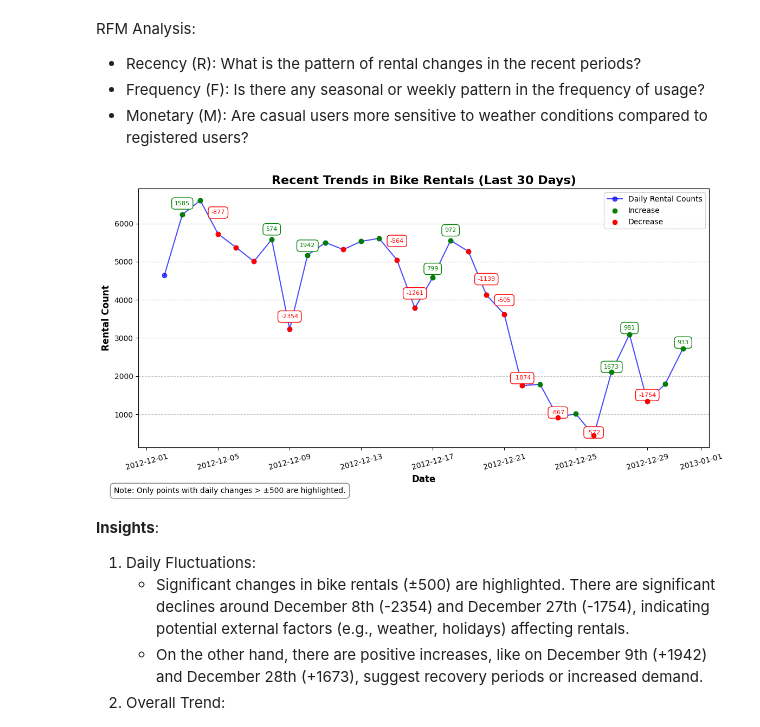
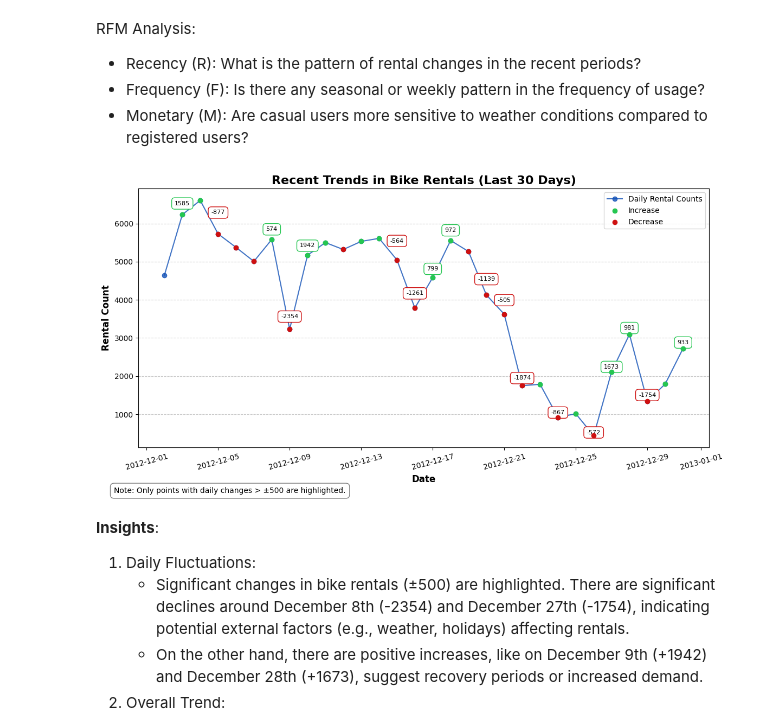
Before and after one commit to rakaarfi/bike-rental-dashboard, a Jupyter notebook: notebook.ipynb, the cells around one changed output. Cells and saved outputs as stored; diff of their text form; code cells hidden in the pictures.

```diff
--- a/notebook.ipynb
+++ b/notebook.ipynb
@@ -471,58 +531,67 @@ RFM Analysis:
 # %%
 # -------------------------------
 # 1. Recency (R)
 # -------------------------------
 # Focus on the last 30 days to observe recent trends
-day_df['dteday'] = pd.to_datetime(day_df['dteday'])
-recent_data = day_df.sort_values(by='dteday').tail(30)
+def recency(day_df):
+    day_df['dteday'] = pd.to_datetime(day_df['dteday'])
+    recent_data = day_df.sort_values(by='dteday').tail(30)
 
-# Calculate daily changes
-recent_data['daily_change'] = recent_data['cnt'].diff()
+    # Calculate daily changes
+    recent_data['daily_change'] = recent_data['cnt'].diff()
 
-plt.figure(figsize=(12, 6))
+    return recent_data
 
-# Line plot for rental counts
-line_plot, = plt.plot(recent_data['dteday'], recent_data['cnt'], marker='o', label='Daily Rental Counts', color='blue', alpha=0.7)
+def plot_recency(recent_data):
+    plt.figure(figsize=(12, 6))
 
-# Highlight increasing and decreasing trends
-for i in range(1, len(recent_data)):
-    if recent_data['daily_change'].iloc[i] > 0:
-        plt.scatter(recent_data['dteday'].iloc[i], recent_data['cnt'].iloc[i], color='green', zorder=5)
-        if abs(recent_data['daily_change'].iloc[i]) > 500:  # Menyesuaikan ambang perubahan signifikan
-            plt.text(recent_data['dteday'].iloc[i], recent_data['cnt'].iloc[i] + (recent_data['cnt'].iloc[i] * 0.04),
-                     f"{int(recent_data['daily_change'].iloc[i])}", color='green', ha='center', fontsize=8,
-                     bbox=dict(facecolor='white', edgecolor='green', boxstyle='round,pad=0.5'))  # Background color with border
+    # Line plot for rental counts
+    line_plot, = plt.plot(recent_data['dteday'], recent_data['cnt'], marker='o', label='Daily Rental Counts', color='#1251b7', alpha=0.8)
 
-    elif recent_data['daily_change'].iloc[i] < 0:
-        plt.scatter(recent_data['dteday'].iloc[i], recent_data['cnt'].iloc[i], color='red', zorder=5)
-        if abs(recent_data['daily_change'].iloc[i]) > 500:  # Menyesuaikan ambang perubahan signifikan
-            plt.text(recent_data['dteday'].iloc[i], recent_data['cnt'].iloc[i] + (recent_data['cnt'].iloc[i] * 0.09),
-                     f"{int(recent_data['daily_change'].iloc[i])}", color='red', ha='center', fontsize=8,
-                     bbox=dict(facecolor='white', edgecolor='red', boxstyle='round,pad=0.5'))  # Background color with border
+    # Highlight increasing and decreasing trends
+    for i in range(1, len(recent_data)):
+        if recent_data['daily_change'].iloc[i] > 0:
+            plt.scatter(recent_data['dteday'].iloc[i], recent_data['cnt'].iloc[i], color='#25c651', zorder=5)
+            if abs(recent_data['daily_change'].iloc[i]) > 500:  # Menyesuaikan ambang perubahan signifikan
+                plt.text(recent_data['dteday'].iloc[i], recent_data['cnt'].iloc[i] + (recent_data['cnt'].iloc[i] * 0.04),
+                        f"{int(recent_data['daily_change'].iloc[i])}", color='black', ha='center', fontsize=8,
+                        bbox=dict(facecolor='white', edgecolor='#25c651', boxstyle='round,pad=0.5'))  # Background color with border
 
-# Create dummy scatter plots for the legend
-scatter_increase = plt.scatter([], [], color='green', label='Increase')
-scatter_decrease = plt.scatter([], [], color='red', label='Decrease')
+        elif recent_data['daily_change'].iloc[i] < 0:
+            plt.scatter(recent_data['dteday'].iloc[i], recent_data['cnt'].iloc[i], color='#ce1010', zorder=5)
+            if abs(recent_data['daily_change'].iloc[i]) > 500:  # Menyesuaikan ambang perubahan signifikan
+                plt.text(recent_data['dteday'].iloc[i], recent_data['cnt'].iloc[i] + (recent_data['cnt'].iloc[i] * 0.09),
+                        f"{int(recent_data['daily_change'].iloc[i])}", color='black', ha='center', fontsize=8,
+                        bbox=dict(facecolor='white', edgecolor='#ce1010', boxstyle='round,pad=0.5'))  # Background color with border
 
-# Use elements directly from the plot for the legend
-plt.legend(handles=[line_plot, scatter_increase, scatter_decrease], labels=['Daily Rental Counts', 'Increase', 'Decrease'], fontsize=10)
+    # Create dummy scatter plots for the legend
+    scatter_increase = plt.scatter([], [], color='#25c651', label='Increase')
+    scatter_decrease = plt.scatter([], [], color='#ce1010', label='Decrease')
 
-# Add a note at the bottom-left corner
-plt.text(0.05, 0, # Position relative to the figure
-         "Note: Only points with daily changes > ±500 are highlighted.",
-         fontsize=10, color='black', bbox=dict(facecolor='white', edgecolor='gray', boxstyle='round,pad=0.5'),
-         transform=plt.gcf().transFigure)
+    # Use elements directly from the plot for the legend
+    plt.legend(handles=[line_plot, scatter_increase, scatter_decrease], labels=['Daily Rental Counts', 'Increase', 'Decrease'], fontsize=10)
 
-# Customizing the plot
-plt.title('Recent Trends in Bike Rentals (Last 30 Days)', fontsize=16, fontweight='bold')
-plt.xlabel('Date', fontsize=12, fontweight='bold')
-plt.ylabel('Rental Count', fontsize=12, fontweight='bold')
-plt.xticks(rotation=15)
-plt.grid(axis='y', linestyle='--', alpha=0.7)
-plt.tight_layout()
+    # Add a note at the bottom-left corner
+    plt.text(0.05, 0, # Position relative to the figure
+            "Note: Only points with daily changes > ±500 are highlighted.",
+            fontsize=10, color='black', bbox=dict(facecolor='white', edgecolor='gray', boxstyle='round,pad=0.5'),
+            transform=plt.gcf().transFigure)
+
+    # Customizing the plot
+    plt.title('Recent Trends in Bike Rentals (Last 30 Days)', fontsize=16, fontweight='bold')
+    plt.xlabel('Date', fontsize=12, fontweight='bold')
+    plt.ylabel('Rental Count', fontsize=12, fontweight='bold')
+    plt.xticks(rotation=15)
+    plt.grid(axis='y', linestyle='--', alpha=0.7)
+    plt.tight_layout()
+
+    return plt
+
+recent_data = recency(day_df)
+plot_recency(recent_data)
 plt.show()
 # %% [output]
-[figure, old version]
+[figure, new version]
 # %% [markdown]
 **Insights**:
 1. Daily Fluctuations:
```
Also changed, not shown: parts of 17 cells of this notebook, 1 other file.
